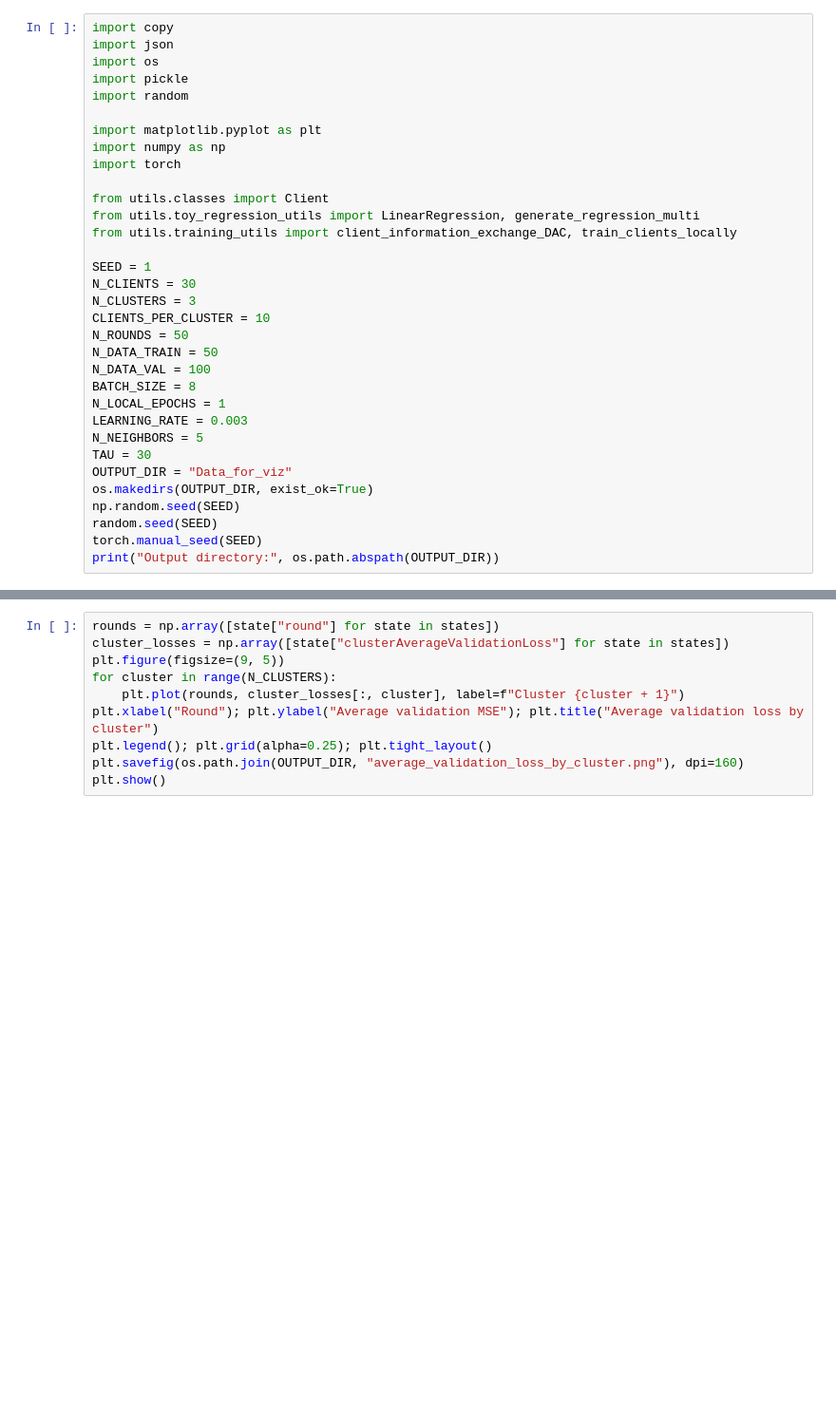
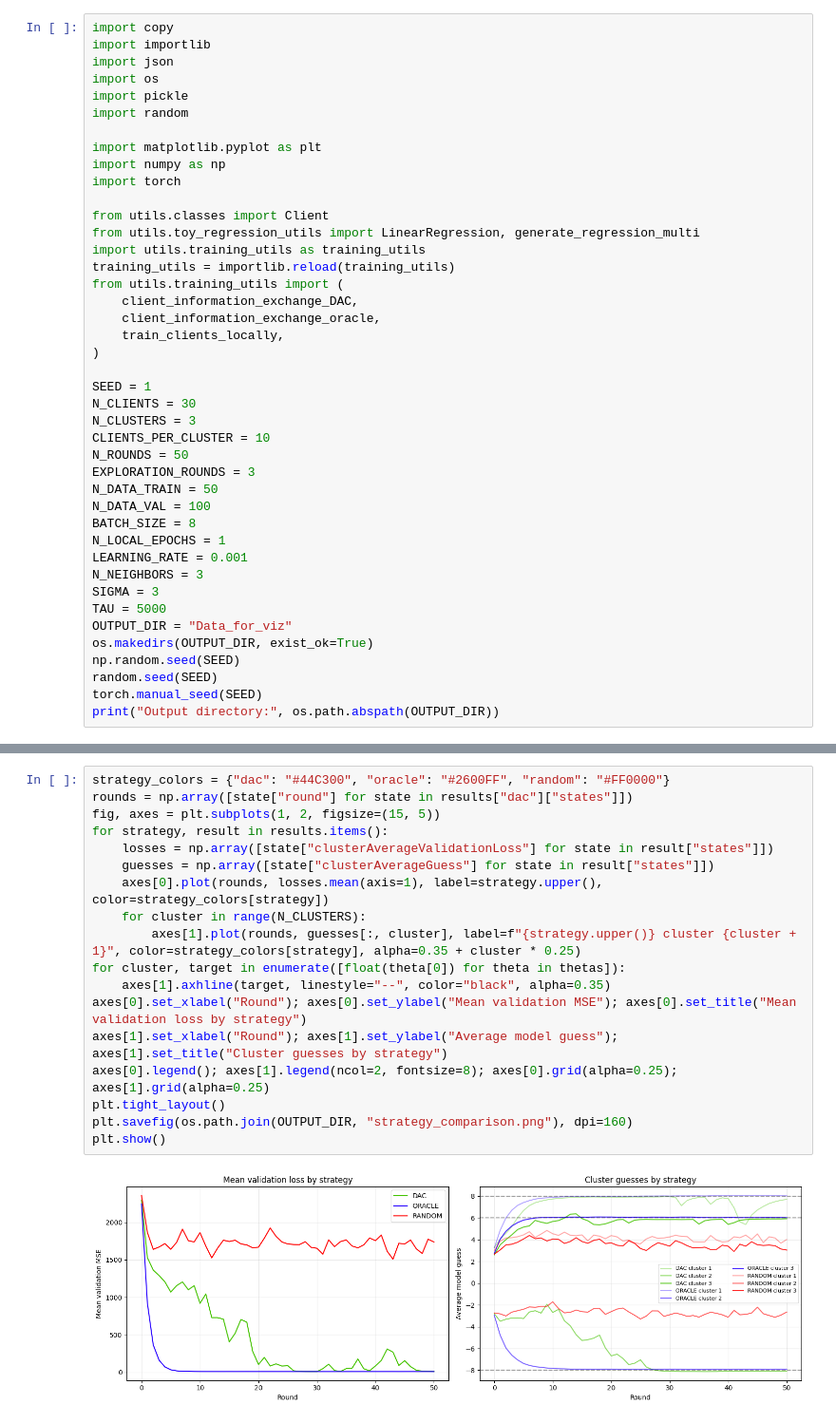
Before and after one commit to tomhagander/decentralized_deep_learning, a Jupyter notebook: toy_regression_visualization.ipynb, the cells around one changed output, grey strips where cells are left out. Shown at 95% size. Saved outputs shown, nothing was run; the diff lists cells and outputs as text; blank space fills up the shorter version.

```diff
--- a/toy_regression_visualization.ipynb
+++ b/toy_regression_visualization.ipynb
@@ -5,5 +5,6 @@ This notebook runs the three-cluster DAC toy experiment for 30 clients and 50 ro
 # %%
 import copy
+import importlib
 import json
 import os
 import pickle
@@ -15,20 +16,28 @@ import torch
 
 from utils.classes import Client
 from utils.toy_regression_utils import LinearRegression, generate_regression_multi
-from utils.training_utils import client_information_exchange_DAC, train_clients_locally
+import utils.training_utils as training_utils
+training_utils = importlib.reload(training_utils)
+from utils.training_utils import (
+    client_information_exchange_DAC,
+    client_information_exchange_oracle,
+    train_clients_locally,
+)
 
 SEED = 1
 N_CLIENTS = 30
 N_CLUSTERS = 3
 CLIENTS_PER_CLUSTER = 10
 N_ROUNDS = 50
+EXPLORATION_ROUNDS = 3
 N_DATA_TRAIN = 50
 N_DATA_VAL = 100
 BATCH_SIZE = 8
 N_LOCAL_EPOCHS = 1
-LEARNING_RATE = 0.003
-N_NEIGHBORS = 5
-TAU = 30
+LEARNING_RATE = 0.001
+N_NEIGHBORS = 3
+SIGMA = 3
+TAU = 5000
 OUTPUT_DIR = "Data_for_viz"
 os.makedirs(OUTPUT_DIR, exist_ok=True)
 np.random.seed(SEED)
@@ -117,11 +227,21 @@ print(f"Saved {len(states)} states and {sum(len(s['communications']) for s in st
 # %%
-rounds = np.array([state["round"] for state in states])
-cluster_losses = np.array([state["clusterAverageValidationLoss"] for state in states])
-plt.figure(figsize=(9, 5))
-for cluster in range(N_CLUSTERS):
-    plt.plot(rounds, cluster_losses[:, cluster], label=f"Cluster {cluster + 1}")
-plt.xlabel("Round"); plt.ylabel("Average validation MSE"); plt.title("Average validation loss by cluster")
-plt.legend(); plt.grid(alpha=0.25); plt.tight_layout()
-plt.savefig(os.path.join(OUTPUT_DIR, "average_validation_loss_by_cluster.png"), dpi=160)
+strategy_colors = {"dac": "#44C300", "oracle": "#2600FF", "random": "#FF0000"}
+rounds = np.array([state["round"] for state in results["dac"]["states"]])
+fig, axes = plt.subplots(1, 2, figsize=(15, 5))
+for strategy, result in results.items():
+    losses = np.array([state["clusterAverageValidationLoss"] for state in result["states"]])
+    guesses = np.array([state["clusterAverageGuess"] for state in result["states"]])
+    axes[0].plot(rounds, losses.mean(axis=1), label=strategy.upper(), color=strategy_colors[strategy])
+    for cluster in range(N_CLUSTERS):
+        axes[1].plot(rounds, guesses[:, cluster], label=f"{strategy.upper()} cluster {cluster + 1}", color=strategy_colors[strategy], alpha=0.35 + cluster * 0.25)
+for cluster, target in enumerate([float(theta[0]) for theta in thetas]):
+    axes[1].axhline(target, linestyle="--", color="black", alpha=0.35)
+axes[0].set_xlabel("Round"); axes[0].set_ylabel("Mean validation MSE"); axes[0].set_title("Mean validation loss by strategy")
+axes[1].set_xlabel("Round"); axes[1].set_ylabel("Average model guess"); axes[1].set_title("Cluster guesses by strategy")
+axes[0].legend(); axes[1].legend(ncol=2, fontsize=8); axes[0].grid(alpha=0.25); axes[1].grid(alpha=0.25)
+plt.tight_layout()
+plt.savefig(os.path.join(OUTPUT_DIR, "strategy_comparison.png"), dpi=160)
 plt.show()
+# %% [output]
+[figure, added]
 # %%
```
Also changed, not shown: parts of 6 cells of this notebook, 2 other files.
